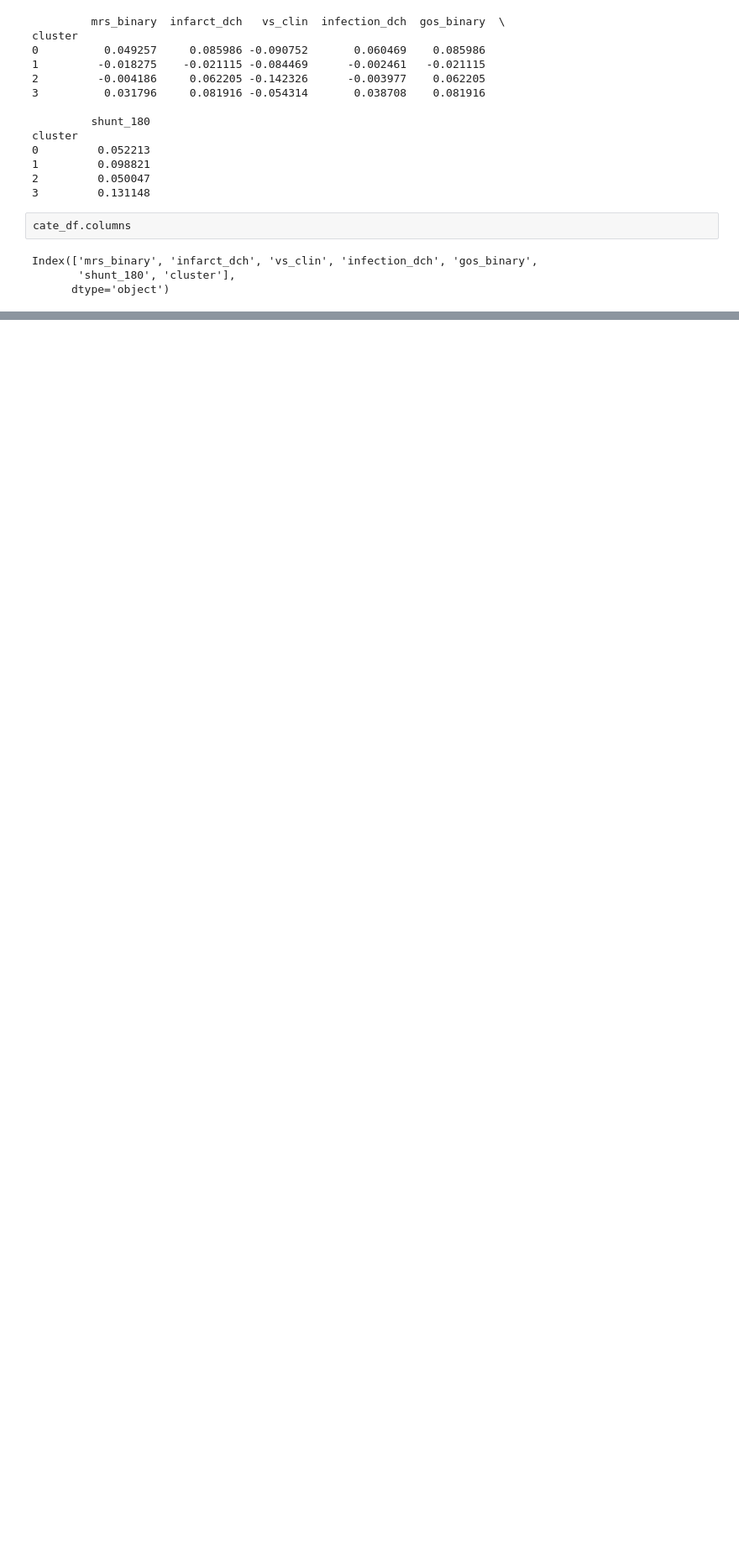
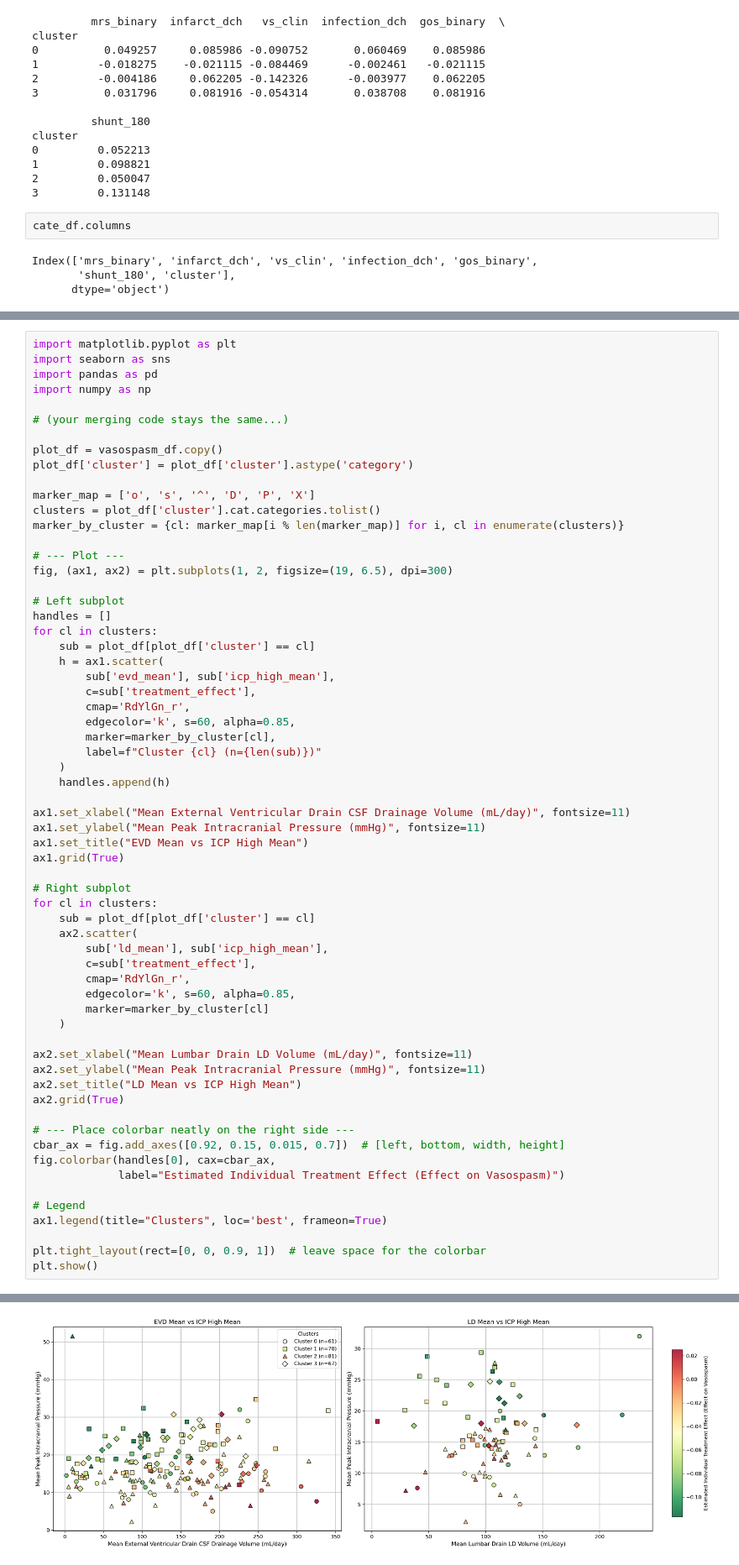
Before and after one commit to shrinitbabel/Precision_Medicine_EARLYDRAIN_DML, a Jupyter notebook: clustering.ipynb, the cells around one changed output, grey strips where cells are left out. Shown at 84% size. Saved outputs shown, nothing was run; the diff lists cells and outputs as text; blank space fills up the shorter version.

```diff
--- a/clustering.ipynb
+++ b/clustering.ipynb
@@ -202,0 +326,64 @@ plot_cate_tradeoff(cate_df, "gos_binary", "vs_clin", clusters=cate_df['cluster']
+# %%
+import matplotlib.pyplot as plt
+import seaborn as sns
+import pandas as pd
+import numpy as np
+
+# (your merging code stays the same...)
+
+plot_df = vasospasm_df.copy()
+plot_df['cluster'] = plot_df['cluster'].astype('category')
+
+marker_map = ['o', 's', '^', 'D', 'P', 'X']
+clusters = plot_df['cluster'].cat.categories.tolist()
+marker_by_cluster = {cl: marker_map[i % len(marker_map)] for i, cl in enumerate(clusters)}
+
+# --- Plot ---
+fig, (ax1, ax2) = plt.subplots(1, 2, figsize=(19, 6.5), dpi=300)
+
+# Left subplot
+handles = []
+for cl in clusters:
+    sub = plot_df[plot_df['cluster'] == cl]
+    h = ax1.scatter(
+        sub['evd_mean'], sub['icp_high_mean'],
+        c=sub['treatment_effect'],
+        cmap='RdYlGn_r',
+        edgecolor='k', s=60, alpha=0.85,
+        marker=marker_by_cluster[cl],
+        label=f"Cluster {cl} (n={len(sub)})"
+    )
+    handles.append(h)
+
+ax1.set_xlabel("Mean External Ventricular Drain CSF Drainage Volume (mL/day)", fontsize=11)
+ax1.set_ylabel("Mean Peak Intracranial Pressure (mmHg)", fontsize=11)
+ax1.set_title("EVD Mean vs ICP High Mean")
+ax1.grid(True)
+
+# Right subplot
+for cl in clusters:
+    sub = plot_df[plot_df['cluster'] == cl]
+    ax2.scatter(
+        sub['ld_mean'], sub['icp_high_mean'],
+        c=sub['treatment_effect'],
+        cmap='RdYlGn_r',
+        edgecolor='k', s=60, alpha=0.85,
+        marker=marker_by_cluster[cl]
+    )
+
+ax2.set_xlabel("Mean Lumbar Drain LD Volume (mL/day)", fontsize=11)
+ax2.set_ylabel("Mean Peak Intracranial Pressure (mmHg)", fontsize=11)
+ax2.set_title("LD Mean vs ICP High Mean")
+ax2.grid(True)
+
+# --- Place colorbar neatly on the right side ---
+cbar_ax = fig.add_axes([0.92, 0.15, 0.015, 0.7])  # [left, bottom, width, height]
+fig.colorbar(handles[0], cax=cbar_ax,
+             label="Estimated Individual Treatment Effect (Effect on Vasospasm)")
+
+# Legend
+ax1.legend(title="Clusters", loc='best', frameon=True)
+
+plt.tight_layout(rect=[0, 0, 0.9, 1])  # leave space for the colorbar
+plt.show()
+# %% [output]
@@ -202,0 +391 @@ plot_cate_tradeoff(cate_df, "gos_binary", "vs_clin", clusters=cate_df['cluster']
+[figure, added]
```
Also changed, not shown: parts of 10 cells of this notebook, 4 other files.
